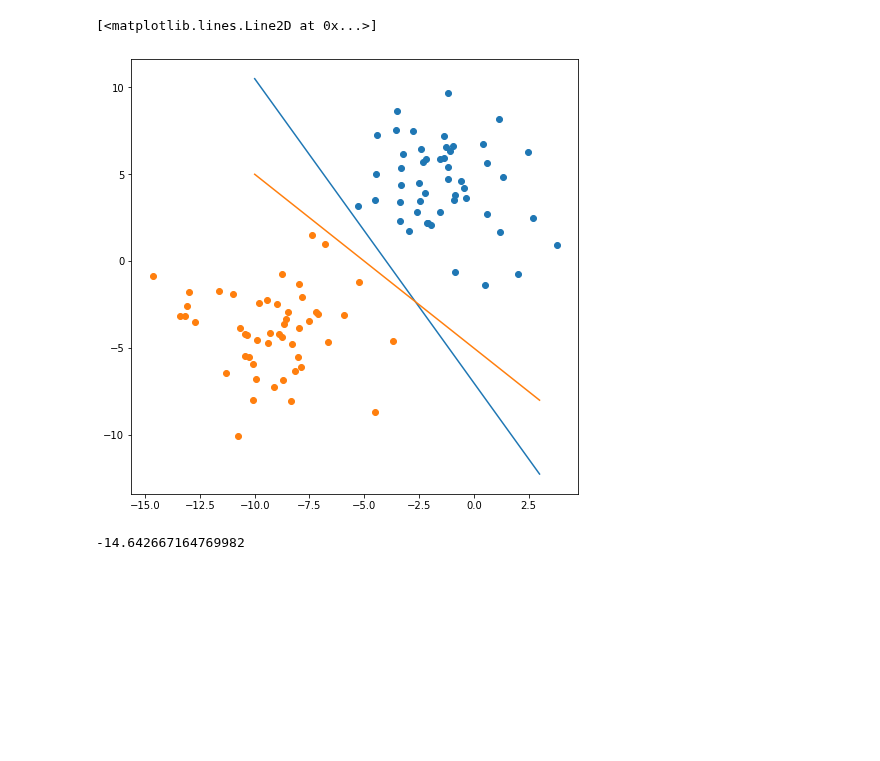
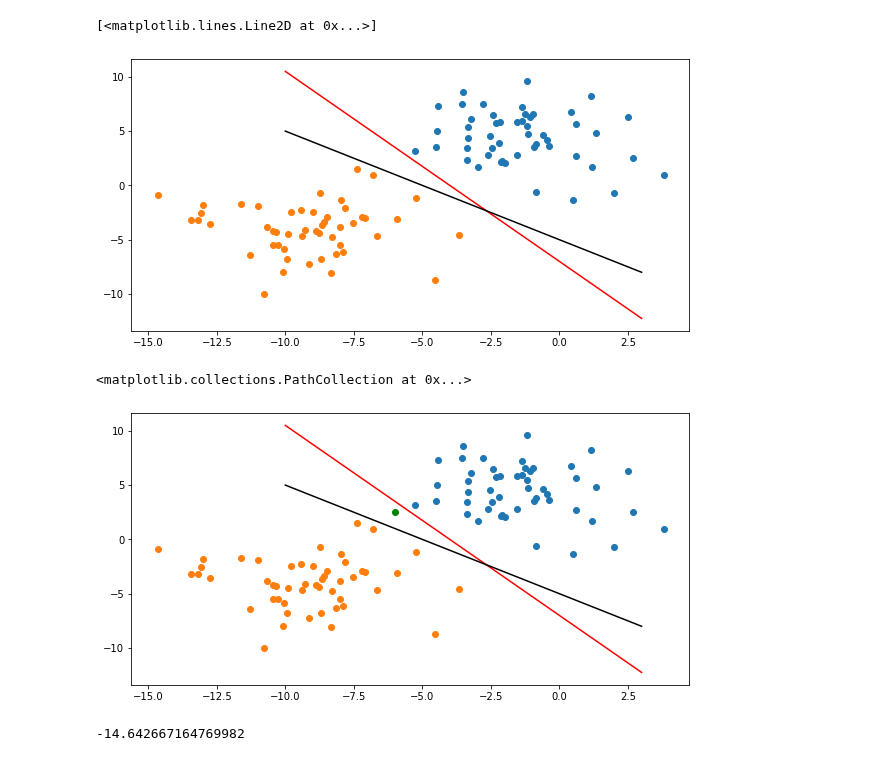
Before and after one commit to max-miller/ds_ground_up, a Jupyter notebook: support_vector/support_vector.ipynb, the cells around one changed output. Saved outputs shown, nothing was run; the diff lists cells and outputs as text; code cells hidden in the pictures; blank space fills up the shorter version.

Commit message:
Updates plus fixed ratio in point plots

```diff
--- a/support_vector/support_vector.ipynb
+++ b/support_vector/support_vector.ipynb
@@ -8,7 +8,7 @@ from sklearn.datasets import make_biclusters, make_blobs, make_classification
 from sklearn.svm import SVC, LinearSVC
 # %%
 def graph_classes(x,y):
-    fig = plt.figure(figsize=(8,8))
+    fig = plt.figure(figsize=(10,5))
     for n in set(y):
         plt.scatter(x[y==n,0],x[y==n,1])
 # %%
@@ -20,13 +20,24 @@ graph_classes(x,y)
 # %%
 graph_classes(x,y)
 xx = np.linspace(-10,3,20)
 yy = -1.75*xx - 7
 yy_2 = -1*xx -5
-plt.plot(xx,yy)
-plt.plot(xx,yy_2)
+plt.plot(xx,yy, c='r')
+plt.plot(xx,yy_2, c='k')
 # %% [output]
 [<matplotlib.lines.Line2D at 0x...>]
-[figure, old version]
+[figure, new version]
+# %%
+graph_classes(x,y)
+xx = np.linspace(-10,3,20)
+yy = -1.75*xx - 7
+yy_2 = -1*xx -5
+plt.plot(xx,yy, c='r')
+plt.plot(xx,yy_2, c='k')
+plt.scatter(-6,2.5,c='g')
+# %% [output]
+<matplotlib.collections.PathCollection at 0x...>
+[figure, added]
 # %%
 min([n[0] for n in x])
 # %% [output]
```
Also changed, not shown: parts of 15 cells of this notebook.
